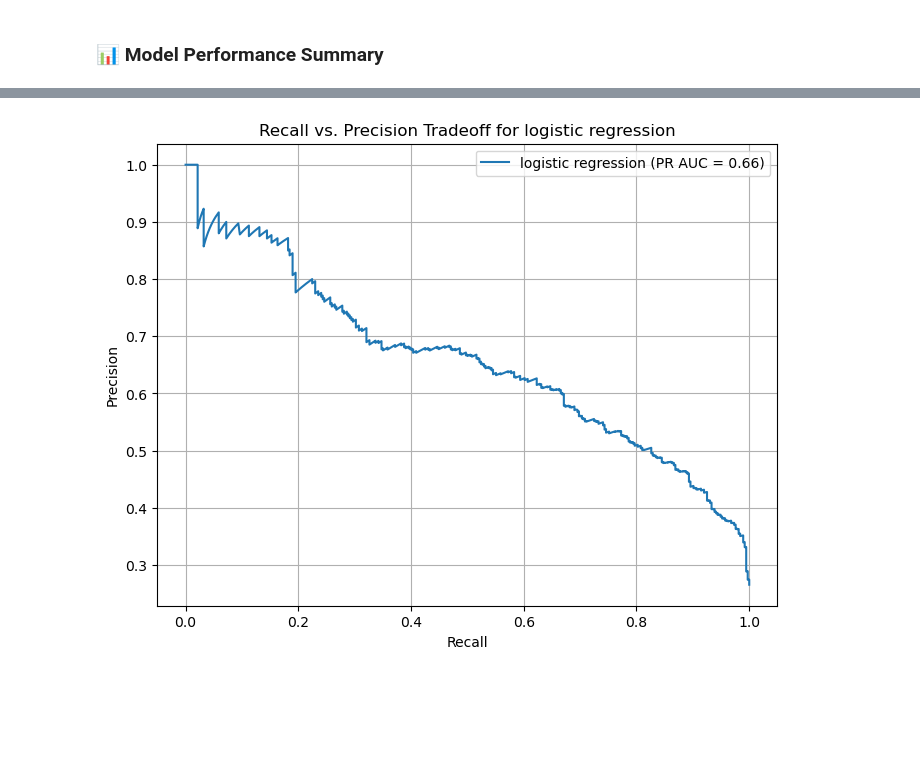
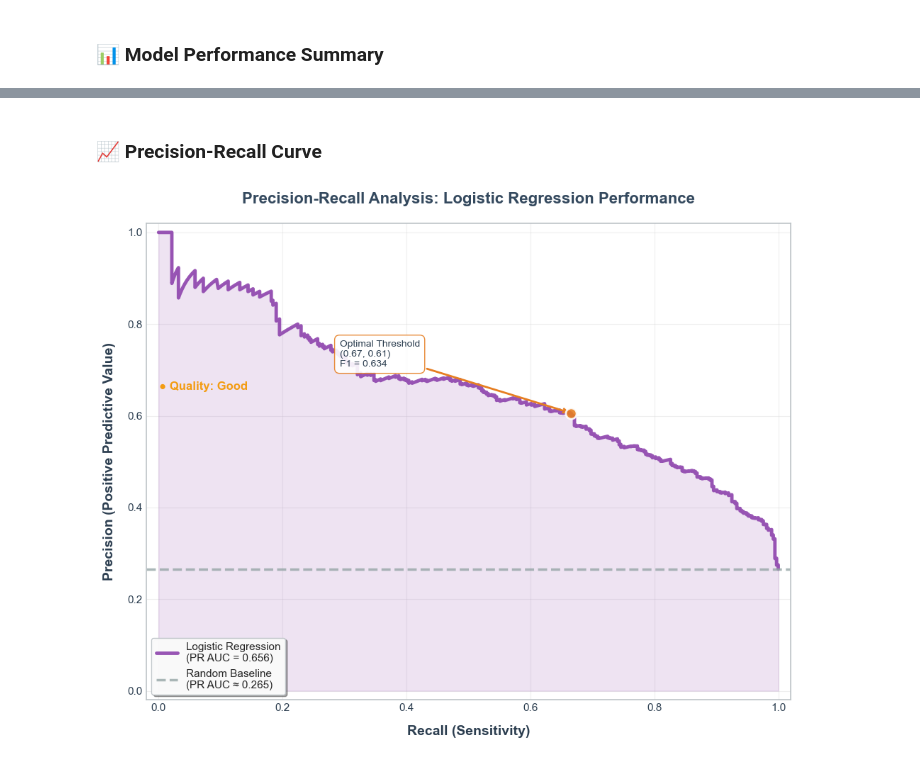
Before and after one commit to mewpunyapat/customer-churn-prediction, a Jupyter notebook: notebooks/modeling_classical_ml.ipynb, the cells around one changed output, grey strips where cells are left out. Drawn from its saved outputs; the diff is of its cells as text; code cells hidden in the pictures; blank space fills up the shorter version.

```diff
--- a/notebooks/modeling_classical_ml.ipynb
+++ b/notebooks/modeling_classical_ml.ipynb
@@ -437,26 +383,10 @@ We evaluated three classical machine learning models — **Logistic Regression**
 > 📌 **Recommendation**: While Random Forest has the strongest fit to the training data, **Logistic Regression or XGBoost** may offer better generalization and interpretability for real-world deployment.
 
 ---
-# %%
-from sklearn.metrics import auc, precision_recall_curve, roc_curve
-# Get probability scores
-y_test_proba = lr_model.predict_proba(X_test)[:, 1]
-
-    # Compute precision-recall curve
-precision, recall, thresholds = precision_recall_curve(y_test, y_test_proba)
-
-    # Calculate area under the curve (PR AUC)
-pr_auc = auc(recall, precision)
-
-    # Plot
-plt.figure(figsize=(8, 6))
-plt.plot(recall, precision, label=f'logistic regression (PR AUC = {pr_auc:.2f})')
-plt.xlabel('Recall')
-plt.ylabel('Precision')
-plt.title(f'Recall vs. Precision Tradeoff for logistic regression')
-plt.legend(loc='best')
-plt.grid(True)
-plt.show()
-# %% [output]
-[figure, removed]
+# %% [markdown]
+### 📈 Precision-Recall Curve
+# %%
+plot_precision_recall_curve(lr_model, X_test, y_test, 'Logistic Regression')
+# %% [output]
+[figure, added]
 # %% [markdown]
```
Also changed, not shown: parts of 25 cells of this notebook, 4 other files.
